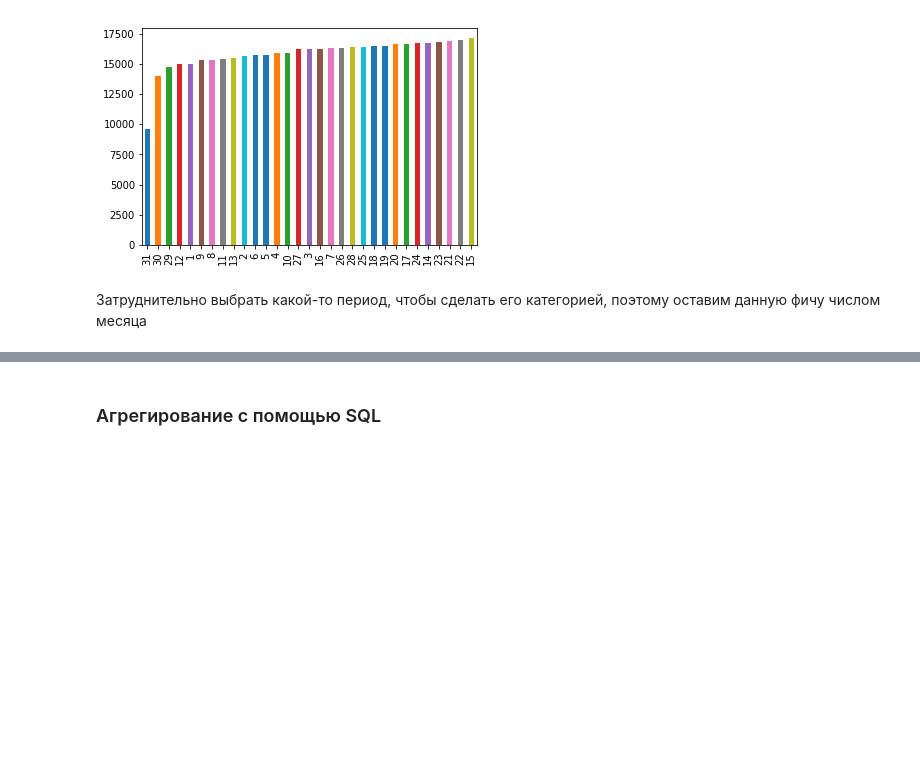
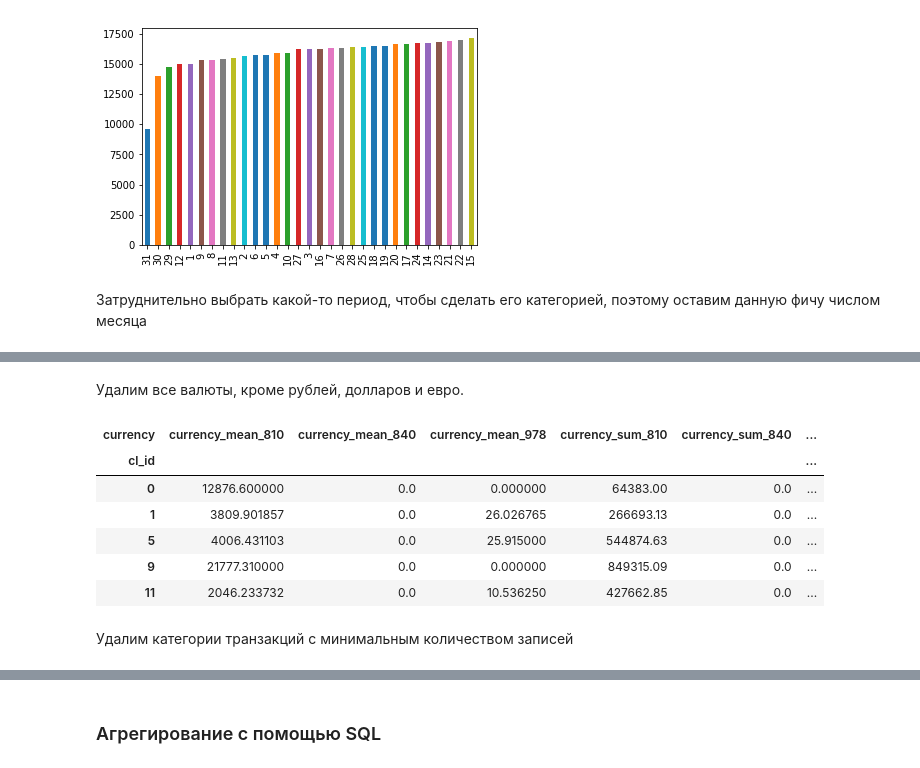
Before and after one commit to Ilmetov/Netology_ilmetov, a Jupyter notebook: Feature_Engeneering/FE 2/ilmetov_Practice_2_2 & HW.ipynb, the cells around one changed output, grey strips where cells are left out. Saved outputs shown, nothing was run; the diff lists cells and outputs as text; code cells hidden in the pictures; blank space fills up the shorter version.

```diff
--- a/Feature_Engeneering/FE 2/ilmetov_Practice_2_2 & HW.ipynb
+++ b/Feature_Engeneering/FE 2/ilmetov_Practice_2_2 & HW.ipynb
@@ -370,0 +433,2 @@ todo: проверить после этого насколько мы усеч
+# %% [markdown]
+Удалим все валюты, кроме рублей, долларов и евро.
@@ -370,0 +446,12 @@ todo: проверить после этого насколько мы усеч
+# %%
+df_train_cur.head()
+# %% [output]
+| currency | currency_mean_810 | currency_mean_840 | currency_mean_978 | currency_sum_810 | currency_sum_840 | ... |
+| cl_id |  |  |  |  |  | ... |
+| 0 | 12876.600000 | 0.0 | 0.000000 | 64383.00 | 0.0 | ... |
+| 1 | 3809.901857 | 0.0 | 26.026765 | 266693.13 | 0.0 | ... |
+| 5 | 4006.431103 | 0.0 | 25.915000 | 544874.63 | 0.0 | ... |
+| 9 | 21777.310000 | 0.0 | 0.000000 | 849315.09 | 0.0 | ... |
+| 11 | 2046.233732 | 0.0 | 10.536250 | 427662.85 | 0.0 | ... |
+# %% [markdown]
+Удалим категории транзакций с минимальным количеством записей
```
Also changed, not shown: parts of 21 cells of this notebook, 1 other file.
